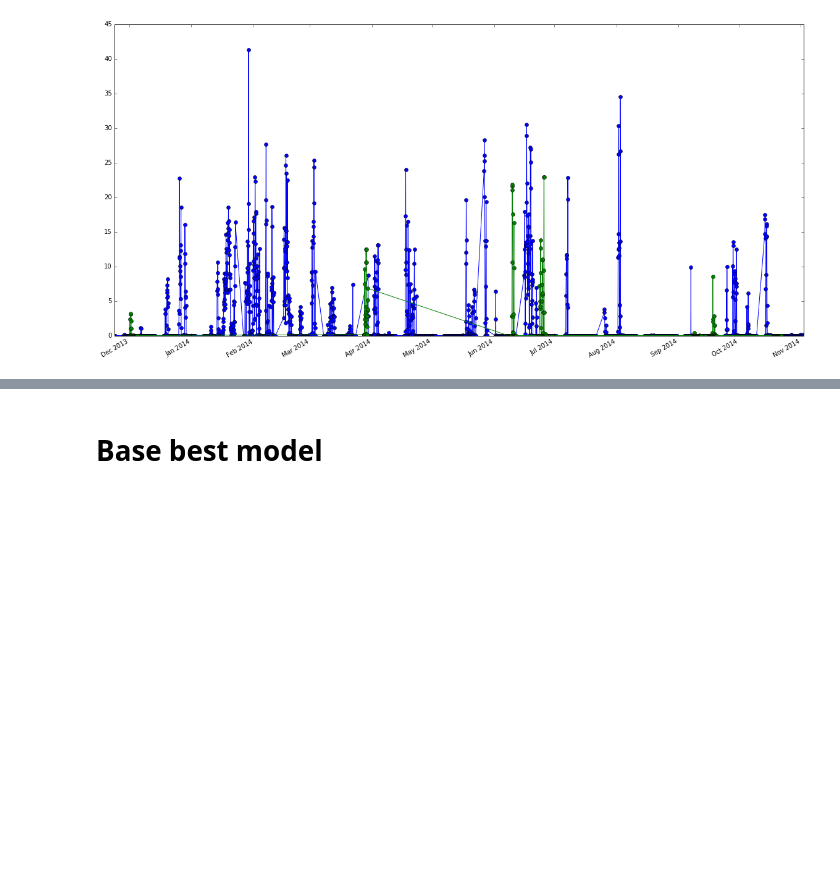
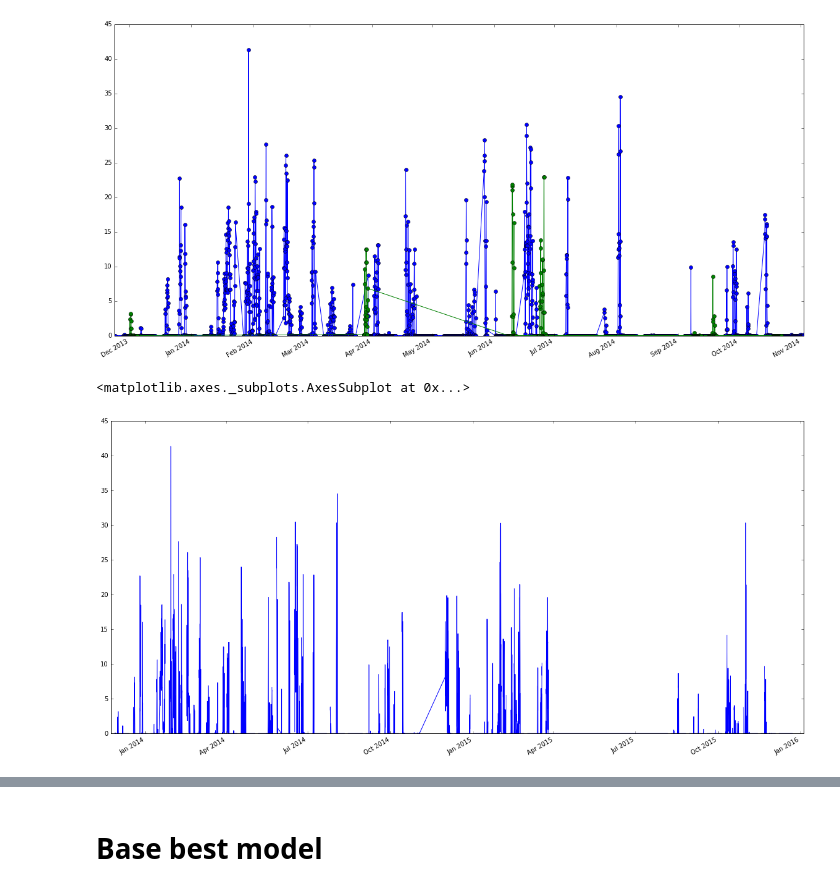
Before and after one commit to cthorey/fognet, a Jupyter notebook: 10-03-2016.ipynb, the cells around one changed output, grey strips where cells are left out. Drawn from its saved outputs; the diff is of its cells as text; code cells hidden in the pictures; blank space fills up the shorter version.

```diff
--- a/10-03-2016.ipynb
+++ b/10-03-2016.ipynb
@@ -25,0 +31,23 @@ root = '/Users/thorey/Documents/project/competition/fognet/models/bbking/arima'
+# %%
+# BASE PIPE - score de 0.821 sur le test set !!!!!
+############################
+# pipe_maia improved
+config = parse_conf_file(os.path.join(root,'model_2','conf_model.json'))
+base_pipe_list = ['FeatureSelector',
+             'InterpolateMissingValueInputer',
+             'CreateLagArrays',
+             'FillRemainingNaN',
+             'StandardScaler']
+features = [f for f in data['micro_feats'] if f not in ['wind_ms','wind_dir','percip_mm']]
+base_pipe_kwargs = {'FeatureSelector__features': features,
+                    'CreateLagArrays__lags':7}
+# %%
+from utils.arima_utils import *
+pipe_list = {'base': base_pipe_list}
+pipe_kwargs = {'base': base_pipe_kwargs}
+pipe_feat = mpipe(pipe_list,pipe_kwargs)
+score=[]
+model = ArimaModel(config,AR=1,MA=0,D=0,pipe=pipe_feat,
+                   pipe_yield = getattr(pipe_def_arima,'pipe_yield_base'),
+                   pca_components = 0)
+model.train_CV(nb_fold=10)
@@ -41,3 +164,9 @@ test.feat_yield.dropna().plot(marker='o')
 # %% [output]
 <matplotlib.axes._subplots.AxesSubplot at 0x...>
 [figure]
+# %%
+fig = plt.figure(figsize=(20,10))
+model.df['yield'].plot()
+# %% [output]
+<matplotlib.axes._subplots.AxesSubplot at 0x...>
+[figure, added]
```
Also changed, not shown: parts of 19 cells of this notebook, 1 other file.
